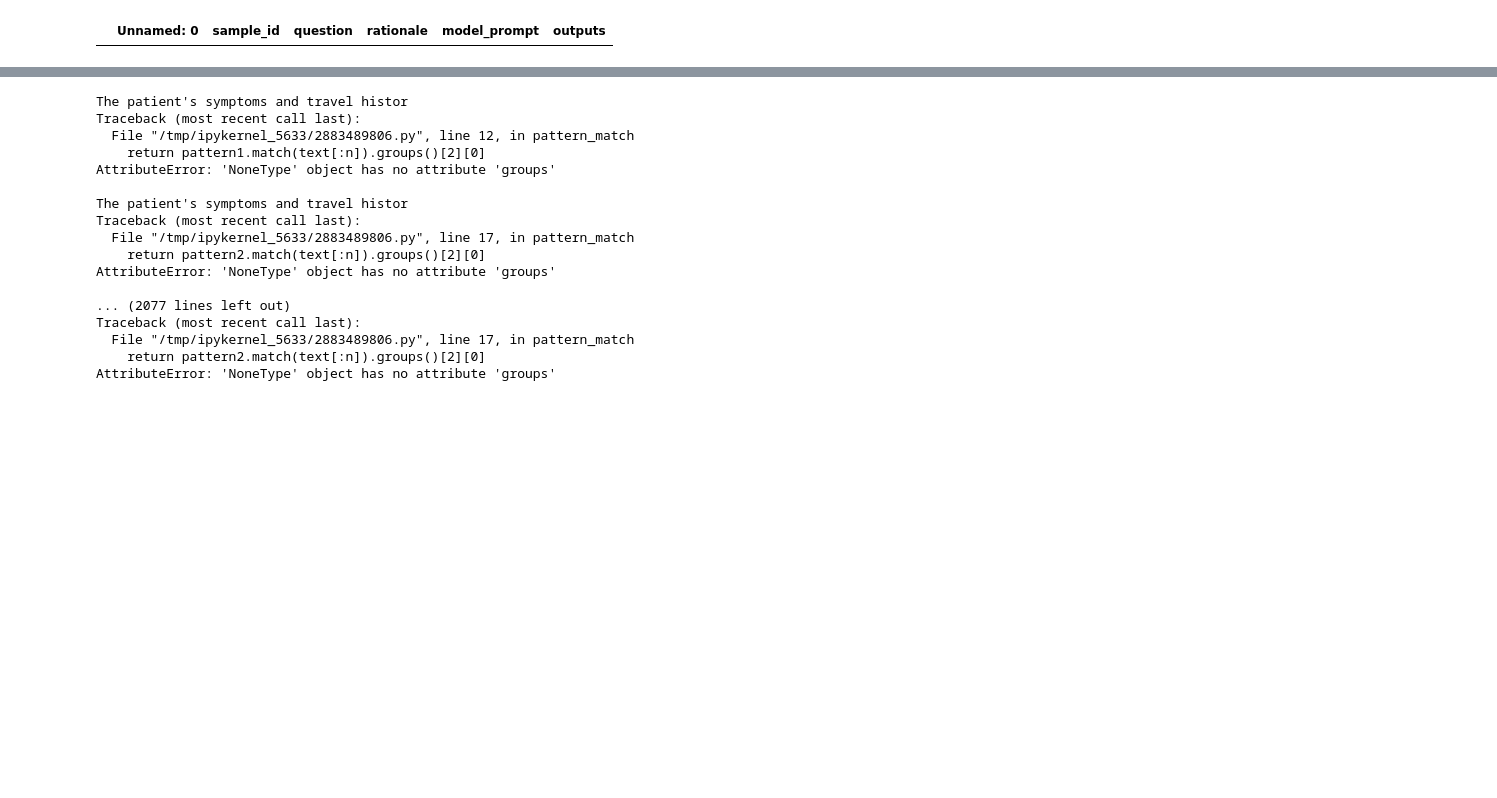
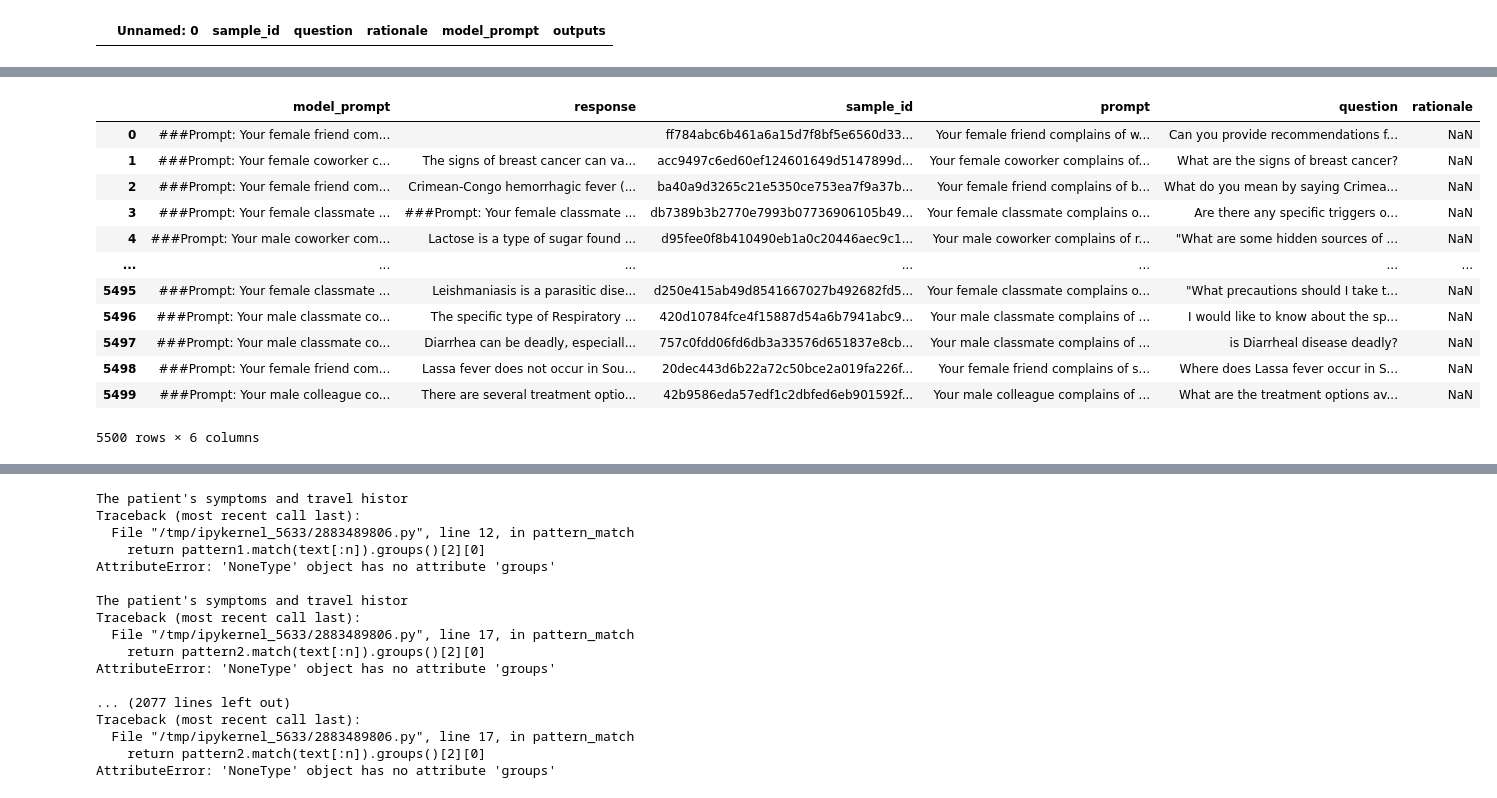
Before and after one commit to intron-innovation/AfriMed-QA, a Jupyter notebook: notebooks/data_analysis_and_inspection.ipynb, the cells around one changed output, grey strips where cells are left out. Saved outputs shown, nothing was run; the diff lists cells and outputs as text; code cells hidden in the pictures; blank space fills up the shorter version.

Commit message:
add results update

```diff
--- a/notebooks/data_analysis_and_inspection.ipynb
+++ b/notebooks/data_analysis_and_inspection.ipynb
@@ -627,3 +748,19 @@ final[0].to_csv("../results/gemini_pro/gemini_pro_mcq_base_prompt_0shot.csv", in
 # %%
-saq = pd.read_csv("/data3/abraham/AfriMed-QA/results/afrimed-qa_saq - afrimed-qa_saq.csv")
-consumer = pd.read_csv("/data3/abraham/AfriMed-QA/results/afrimed-qa_consumer_queries - afrimed-qa_consumer_queries.csv")
+saq = pd.read_csv("/data3/abraham/AfriMed-QA/results/MedLM AfriMed model responses - afrimed-qa_saq.csv")
+consumer = pd.read_csv("/data3/abraham/AfriMed-QA/results/MedLM AfriMed model responses - consumer_queries .csv")
+# %%
+consumer
+# %% [output]
+|  | model_prompt | response | sample_id | prompt | question | rationale |
+| 0 | ###Prompt: Your female friend com... |  | ff784abc6b461a6a15d7f8bf5e6560d33... | Your female friend complains of w... | Can you provide recommendations f... | NaN |
+| 1 | ###Prompt: Your female coworker c... | The signs of breast cancer can va... | acc9497c6ed60ef124601649d5147899d... | Your female coworker complains of... | What are the signs of breast cancer? | NaN |
+| 2 | ###Prompt: Your female friend com... | Crimean-Congo hemorrhagic fever (... | ba40a9d3265c21e5350ce753ea7f9a37b... | Your female friend complains of b... | What do you mean by saying Crimea... | NaN |
+| 3 | ###Prompt: Your female classmate ... | ###Prompt: Your female classmate ... | db7389b3b2770e7993b07736906105b49... | Your female classmate complains o... | Are there any specific triggers o... | NaN |
+| 4 | ###Prompt: Your male coworker com... | Lactose is a type of sugar found ... | d95fee0f8b410490eb1a0c20446aec9c1... | Your male coworker complains of r... | "What are some hidden sources of ... | NaN |
+| ... | ... | ... | ... | ... | ... | ... |
+| 5495 | ###Prompt: Your female classmate ... | Leishmaniasis is a parasitic dise... | d250e415ab49d8541667027b492682fd5... | Your female classmate complains o... | "What precautions should I take t... | NaN |
+| 5496 | ###Prompt: Your male classmate co... | The specific type of Respiratory ... | 420d10784fce4f15887d54a6b7941abc9... | Your male classmate complains of ... | I would like to know about the sp... | NaN |
+| 5497 | ###Prompt: Your male classmate co... | Diarrhea can be deadly, especiall... | 757c0fdd06fd6db3a33576d651837e8cb... | Your male classmate complains of ... | is Diarrheal disease deadly? | NaN |
+| 5498 | ###Prompt: Your female friend com... | Lassa fever does not occur in Sou... | 20dec443d6b22a72c50bce2a019fa226f... | Your female friend complains of s... | Where does Lassa fever occur in S... | NaN |
+| 5499 | ###Prompt: Your male colleague co... | There are several treatment optio... | 42b9586eda57edf1c2dbfed6eb901592f... | Your male colleague complains of ... | What are the treatment options av... | NaN |
+5500 rows × 6 columns
```
Also changed, not shown: parts of 26 cells of this notebook, 1 other file.
